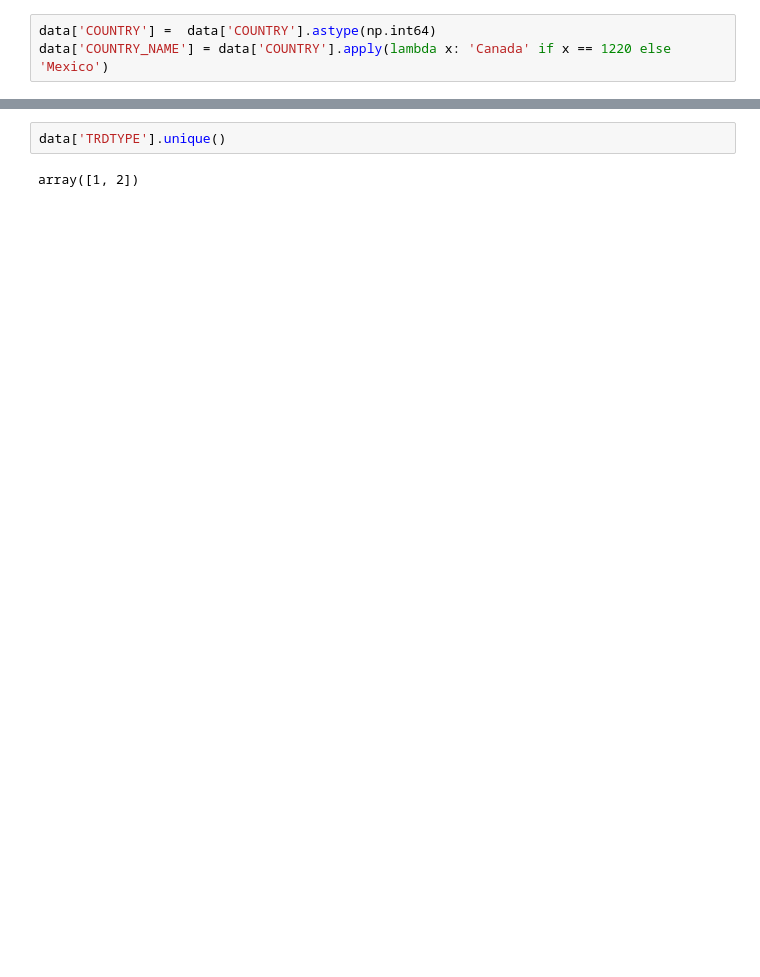
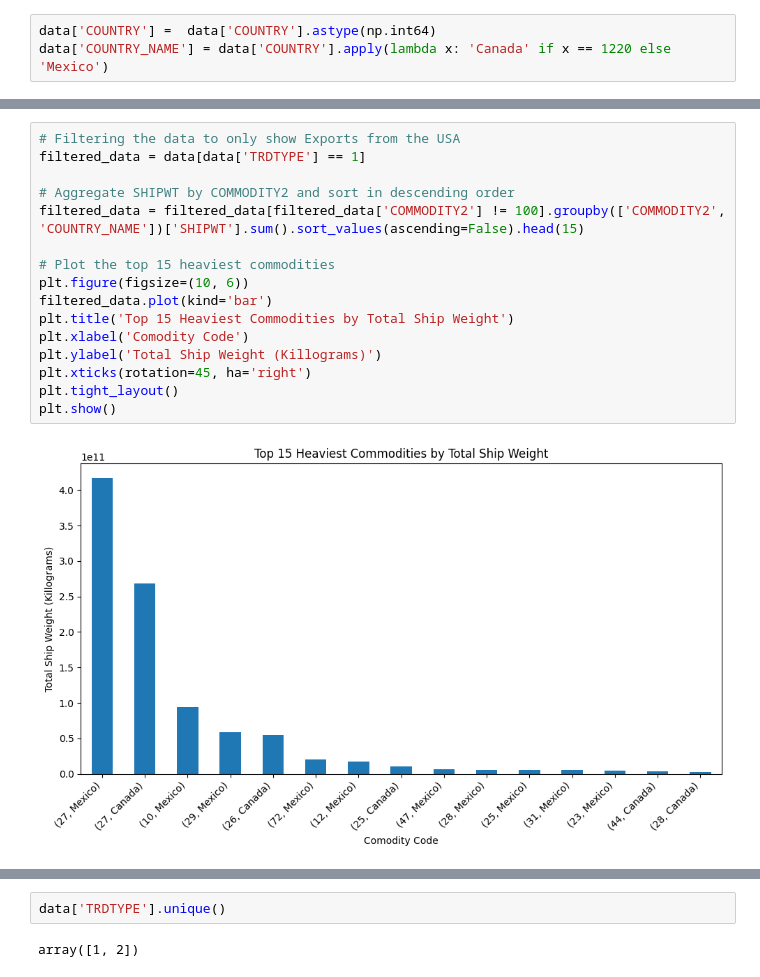
Before and after one commit to 02sagoe/TransBorderFreight_Data_Analysis, a Jupyter notebook: main.ipynb, the cells around one changed output, grey strips where cells are left out. Saved outputs shown, nothing was run; the diff lists cells and outputs as text; blank space fills up the shorter version.

```diff
--- a/main.ipynb
+++ b/main.ipynb
@@ -252,0 +265,18 @@ data['COUNTRY_NAME'] = data['COUNTRY'].apply(lambda x: 'Canada' if x == 1220 els
+# %%
+# Filtering the data to only show Exports from the USA
+filtered_data = data[data['TRDTYPE'] == 1]
+
+# Aggregate SHIPWT by COMMODITY2 and sort in descending order
+filtered_data = filtered_data[filtered_data['COMMODITY2'] != 100].groupby(['COMMODITY2', 'COUNTRY_NAME'])['SHIPWT'].sum().sort_values(ascending=False).head(15)
+
+# Plot the top 15 heaviest commodities
+plt.figure(figsize=(10, 6))
+filtered_data.plot(kind='bar')
+plt.title('Top 15 Heaviest Commodities by Total Ship Weight')
+plt.xlabel('Comodity Code')
+plt.ylabel('Total Ship Weight (Killograms)')
+plt.xticks(rotation=45, ha='right')
+plt.tight_layout()
+plt.show()
+# %% [output]
+[figure, added]
```
Also changed, not shown: parts of 32 cells of this notebook.
